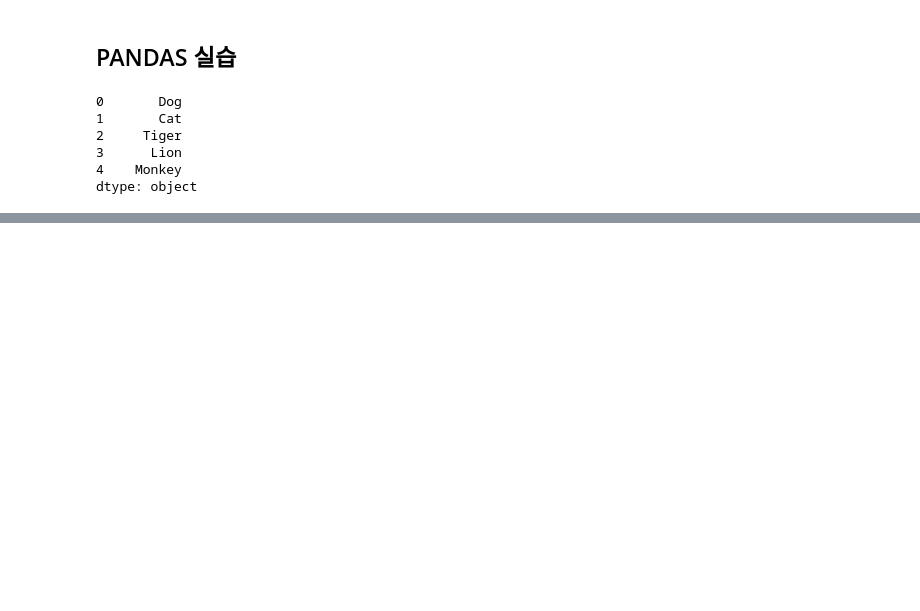
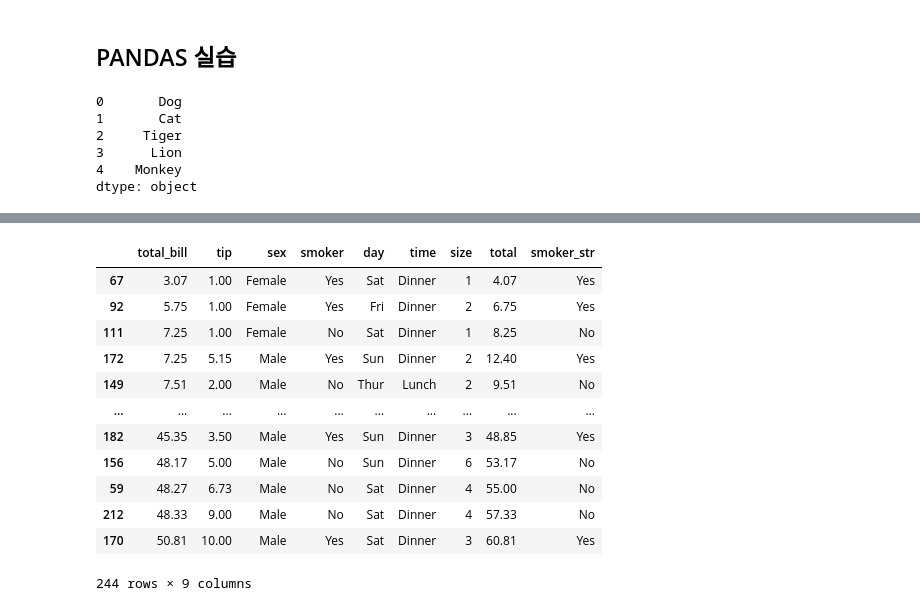
Before and after one commit to devwoo41/MSBC_Study, a Jupyter notebook: numpy_pandas_실습.ipynb, the cells around one changed output, grey strips where cells are left out. Cells and saved outputs as stored; diff of their text form; code cells hidden in the pictures; blank space fills up the shorter version.

```diff
--- a/numpy_pandas_실습.ipynb
+++ b/numpy_pandas_실습.ipynb
@@ -276,0 +470,3 @@ sd1_wrong
+# %%
+tips['total']=tips['total_bill']+tips['tip']
+tips['total']
@@ -276,0 +498,3 @@ sd1_wrong
+# %%
+tips['smoker_str']=tips['smoker'].astype(str)
+tips.dtypes
@@ -276,0 +546,16 @@ sd1_wrong
+# %%
+tips.sort_values(by=['total_bill'],axis=0)
+# %% [output]
+|  | total_bill | tip | sex | smoker | day | time | size | total | smoker_str |
+| 67 | 3.07 | 1.00 | Female | Yes | Sat | Dinner | 1 | 4.07 | Yes |
+| 92 | 5.75 | 1.00 | Female | Yes | Fri | Dinner | 2 | 6.75 | Yes |
+| 111 | 7.25 | 1.00 | Female | No | Sat | Dinner | 1 | 8.25 | No |
+| 172 | 7.25 | 5.15 | Male | Yes | Sun | Dinner | 2 | 12.40 | Yes |
+| 149 | 7.51 | 2.00 | Male | No | Thur | Lunch | 2 | 9.51 | No |
+| ... | ... | ... | ... | ... | ... | ... | ... | ... | ... |
+| 182 | 45.35 | 3.50 | Male | Yes | Sun | Dinner | 3 | 48.85 | Yes |
+| 156 | 48.17 | 5.00 | Male | No | Sun | Dinner | 6 | 53.17 | No |
+| 59 | 48.27 | 6.73 | Male | No | Sat | Dinner | 4 | 55.00 | No |
+| 212 | 48.33 | 9.00 | Male | No | Sat | Dinner | 4 | 57.33 | No |
+| 170 | 50.81 | 10.00 | Male | Yes | Sat | Dinner | 3 | 60.81 | Yes |
+244 rows × 9 columns
```
Also changed, not shown: parts of 39 cells of this notebook.
